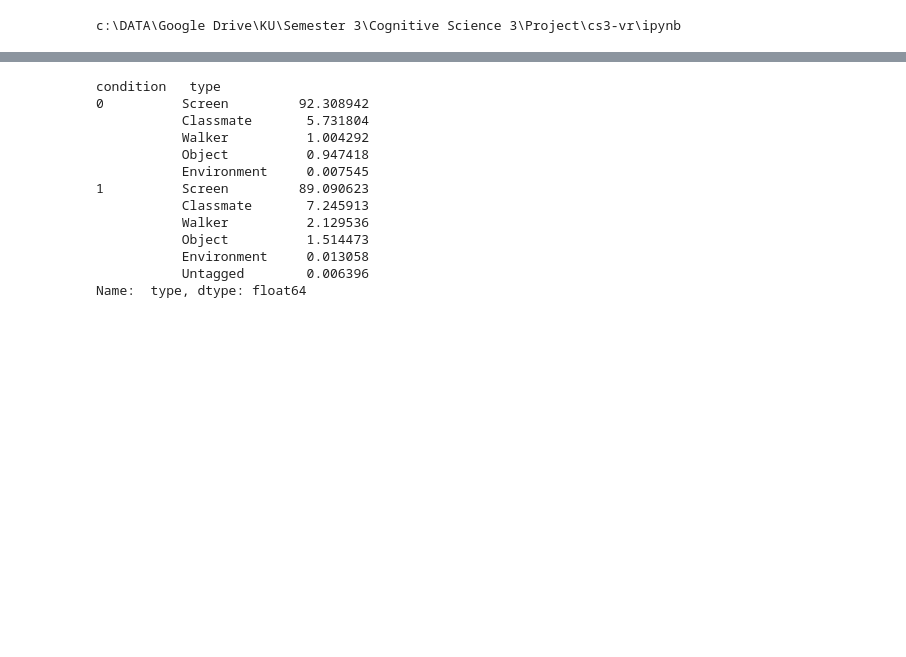
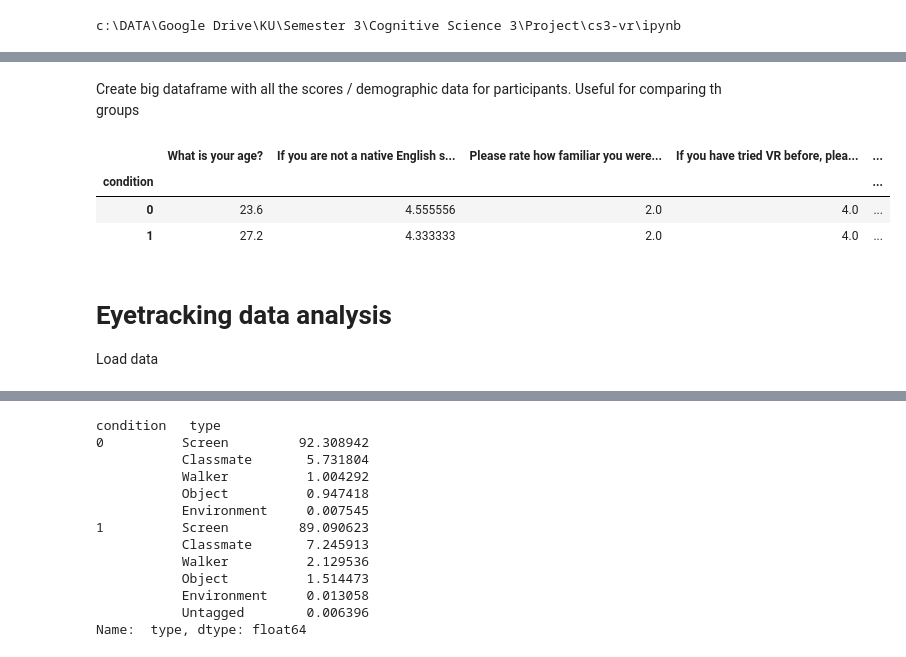
Before and after one commit to giorgospetkakis/cs3-vr, a Jupyter notebook: ipynb/first_notebook.ipynb, the cells around one changed output, grey strips where cells are left out. Cells and saved outputs as stored; diff of their text form; code cells hidden in the pictures; blank space fills up the shorter version.

```diff
--- a/ipynb/first_notebook.ipynb
+++ b/ipynb/first_notebook.ipynb
@@ -95,0 +79,17 @@ merged.groupby(by='condition').mean()
+# %% [markdown]
+Create big dataframe with all the scores / demographic data for participants. Useful for comparing th groups
+# %%
+exam_scores.rename(columns={ exam_scores.columns[1]: "participant_number" }, inplace = True)
+# %%
+sss = pd.merge(exam_scores, merged, on="participant_number").select_dtypes(include=['int64','float64', 'int32']).set_index('participant_number')
+# %%
+sss.groupby(by='condition').mean()
+# %% [output]
+|  | What is your age? | If you are not a native English s... | Please rate how familiar you were... | If you have tried VR before, plea... | ... |
+| condition |  |  |  |  | ... |
+| 0 | 23.6 | 4.555556 | 2.0 | 4.0 | ... |
+| 1 | 27.2 | 4.333333 | 2.0 | 4.0 | ... |
+# %% [markdown]
+# Eyetracking data analysis
+
+Load data
```
Also changed, not shown: parts of 13 cells of this notebook.
